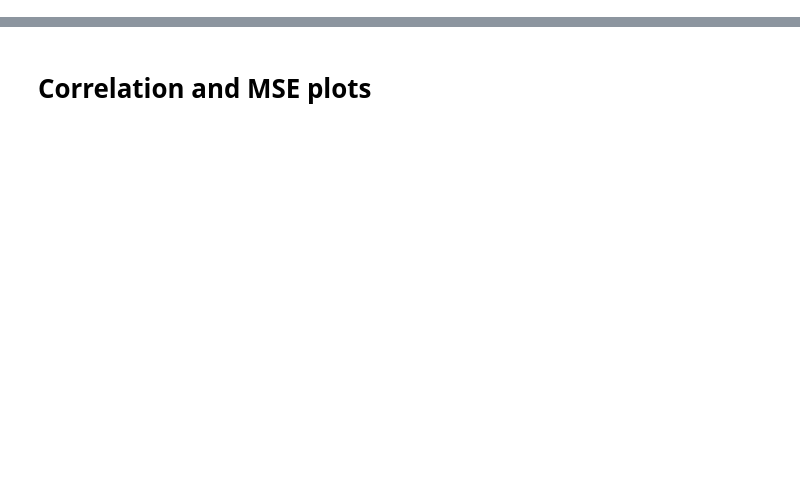
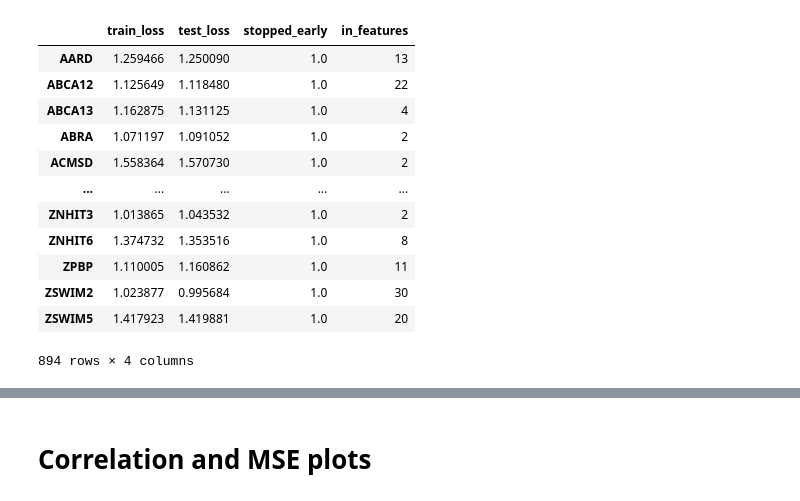
Before and after one commit to Alexander-Broadley/Zhang_lab_rotation, a Jupyter notebook: MML_model/model_evaluation/MML_results_plots.ipynb, the cells around one changed output, grey strips where cells are left out. Cells and saved outputs as stored; diff of their text form; code cells hidden in the pictures; blank space fills up the shorter version.

```diff
--- a/MML_model/model_evaluation/MML_results_plots.ipynb
+++ b/MML_model/model_evaluation/MML_results_plots.ipynb
@@ -7,3 +7,19 @@ import numpy as np
 DATA_ROOT = '../data'
 # %%
 results = pd.read_csv(f'{DATA_ROOT}/Pearsons_results.csv', index_col = 0, header = 0)
+# %%
+results[results['train_loss'] > 1]
+# %% [output]
+|  | train_loss | test_loss | stopped_early | in_features |
+| AARD | 1.259466 | 1.250090 | 1.0 | 13 |
+| ABCA12 | 1.125649 | 1.118480 | 1.0 | 22 |
+| ABCA13 | 1.162875 | 1.131125 | 1.0 | 4 |
+| ABRA | 1.071197 | 1.091052 | 1.0 | 2 |
+| ACMSD | 1.558364 | 1.570730 | 1.0 | 2 |
+| ... | ... | ... | ... | ... |
+| ZNHIT3 | 1.013865 | 1.043532 | 1.0 | 2 |
+| ZNHIT6 | 1.374732 | 1.353516 | 1.0 | 8 |
+| ZPBP | 1.110005 | 1.160862 | 1.0 | 11 |
+| ZSWIM2 | 1.023877 | 0.995684 | 1.0 | 30 |
+| ZSWIM5 | 1.417923 | 1.419881 | 1.0 | 20 |
+894 rows × 4 columns
```
Also changed, not shown: parts of 7 cells of this notebook, 8 other files.
